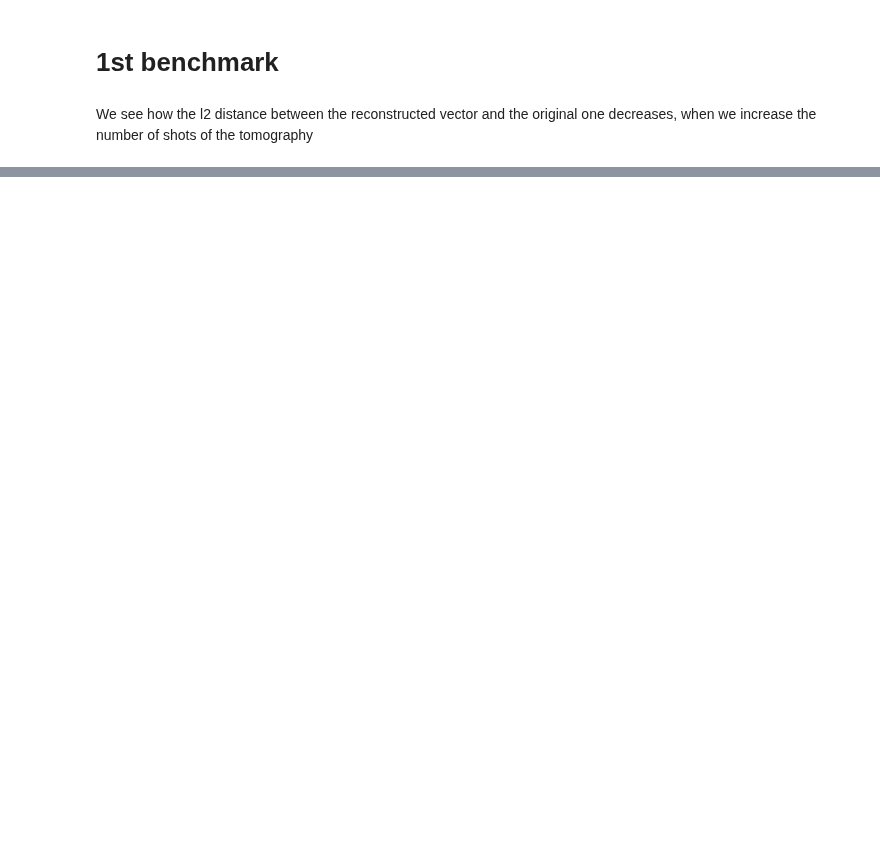
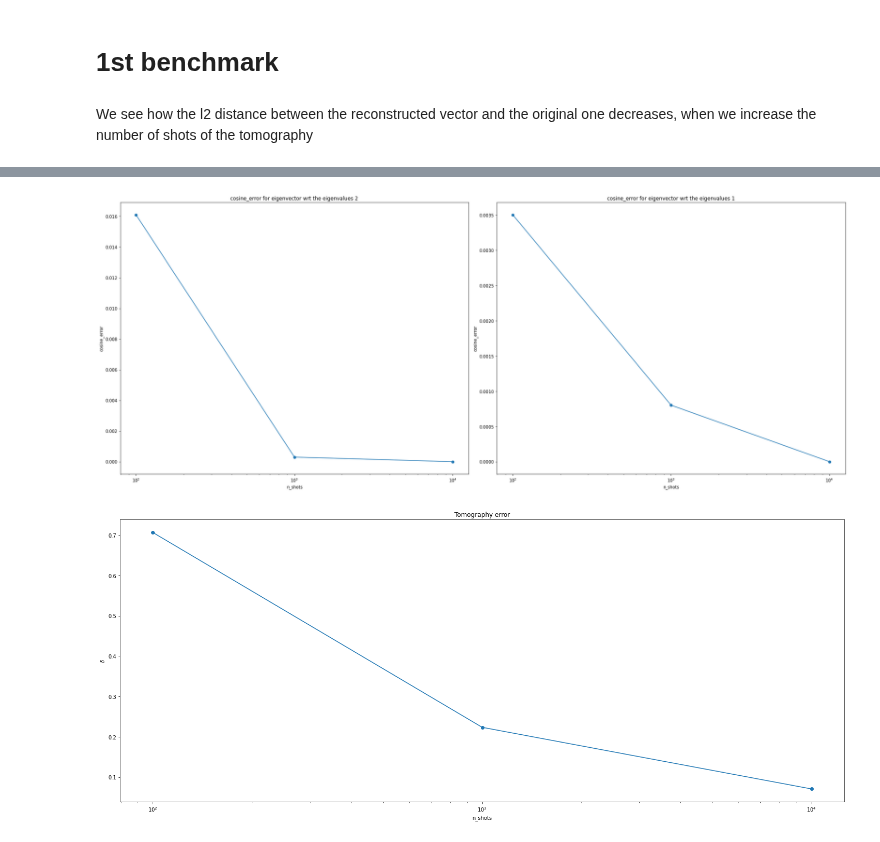
Before and after one commit to PolnareffPark/QuPCA, a Jupyter notebook: Benchmark.ipynb, the cells around one changed output, grey strips where cells are left out. Cells and saved outputs as stored; diff of their text form; code cells hidden in the pictures; blank space fills up the shorter version.

```diff
--- a/Benchmark.ipynb
+++ b/Benchmark.ipynb
@@ -115,0 +80,5 @@ array([    1,     8,    75,   659,  5743, 50000])
+# %%
+qpca.error_benchmarking(shots_list=shots_numbers,n_tomography_repetitions=1,plot_delta=True,distance_type='cosine')
+# %% [output]
+[figure, added]
+[figure, added]
```
Also changed, not shown: parts of 39 cells of this notebook.
